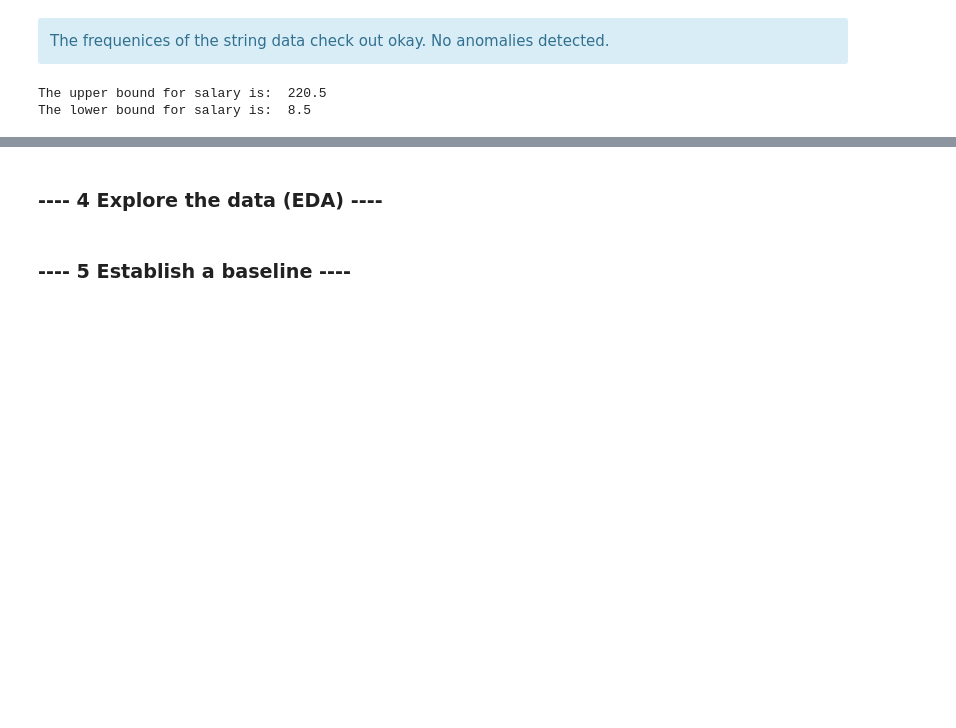
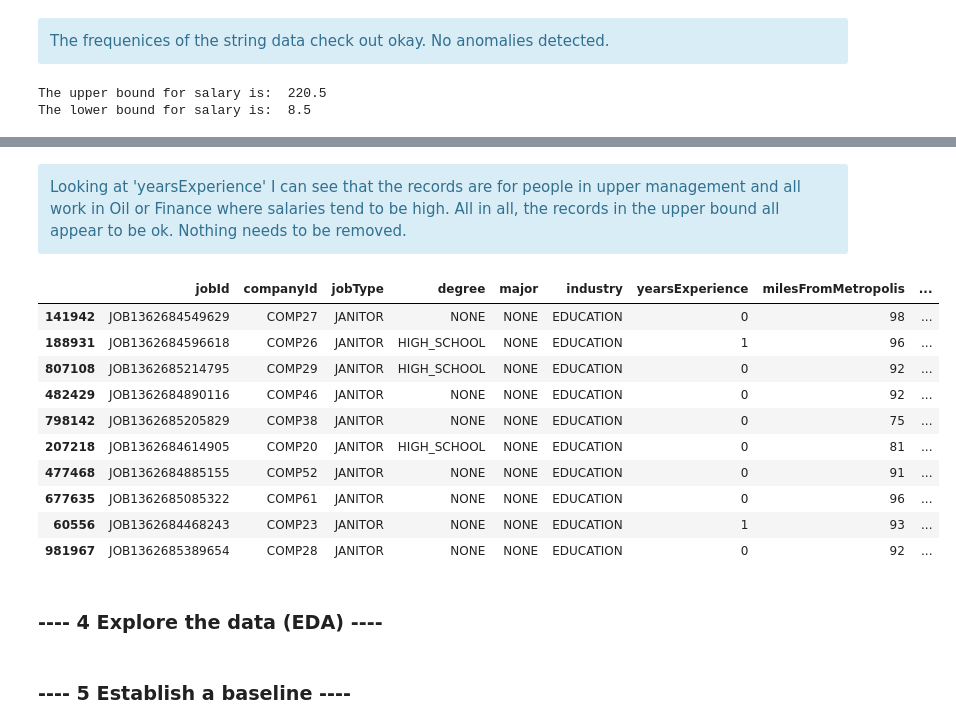
Before and after one commit to cdean4/salary-prediction-portfolio, a Jupyter notebook: SalaryProject.ipynb, the cells around one changed output, grey strips where cells are left out. Drawn from its saved outputs; the diff is of its cells as text; code cells hidden in the pictures; blank space fills up the shorter version.

Commit message:
Remove records with salary = 0 from training data

```diff
--- a/SalaryProject.ipynb
+++ b/SalaryProject.ipynb
@@ -262,3 +282,24 @@ upper_outliers.sort_values('salary').tail(10)
+# %% [markdown]
+<div class="alert alert-block alert-info">
+Looking at 'yearsExperience' I can see that the records are for people in upper management and all work in Oil or Finance where salaries tend to be high. All in all, the records in the upper bound all appear to be ok. Nothing needs to be removed. </div>
+# %%
+# remove records with salary = 0 from training data
+data_train = data_train[data_train.salary != 0]
+
+# Confirmation the records have been removed
+data_train.sort_values('salary').head(10)
+# %% [output]
+|  | jobId | companyId | jobType | degree | major | industry | yearsExperience | milesFromMetropolis | ... |
+| 141942 | JOB1362684549629 | COMP27 | JANITOR | NONE | NONE | EDUCATION | 0 | 98 | ... |
+| 188931 | JOB1362684596618 | COMP26 | JANITOR | HIGH_SCHOOL | NONE | EDUCATION | 1 | 96 | ... |
+| 807108 | JOB1362685214795 | COMP29 | JANITOR | HIGH_SCHOOL | NONE | EDUCATION | 0 | 92 | ... |
+| 482429 | JOB1362684890116 | COMP46 | JANITOR | NONE | NONE | EDUCATION | 0 | 92 | ... |
+| 798142 | JOB1362685205829 | COMP38 | JANITOR | NONE | NONE | EDUCATION | 0 | 75 | ... |
+| 207218 | JOB1362684614905 | COMP20 | JANITOR | HIGH_SCHOOL | NONE | EDUCATION | 0 | 81 | ... |
+| 477468 | JOB1362684885155 | COMP52 | JANITOR | NONE | NONE | EDUCATION | 0 | 91 | ... |
+| 677635 | JOB1362685085322 | COMP61 | JANITOR | NONE | NONE | EDUCATION | 0 | 96 | ... |
+| 60556 | JOB1362684468243 | COMP23 | JANITOR | NONE | NONE | EDUCATION | 1 | 93 | ... |
+| 981967 | JOB1362685389654 | COMP28 | JANITOR | NONE | NONE | EDUCATION | 0 | 92 | ... |
 # %% [markdown]
 ### ---- 4 Explore the data (EDA) ----
 # %%
```
Also changed, not shown: parts of 3 cells of this notebook.
